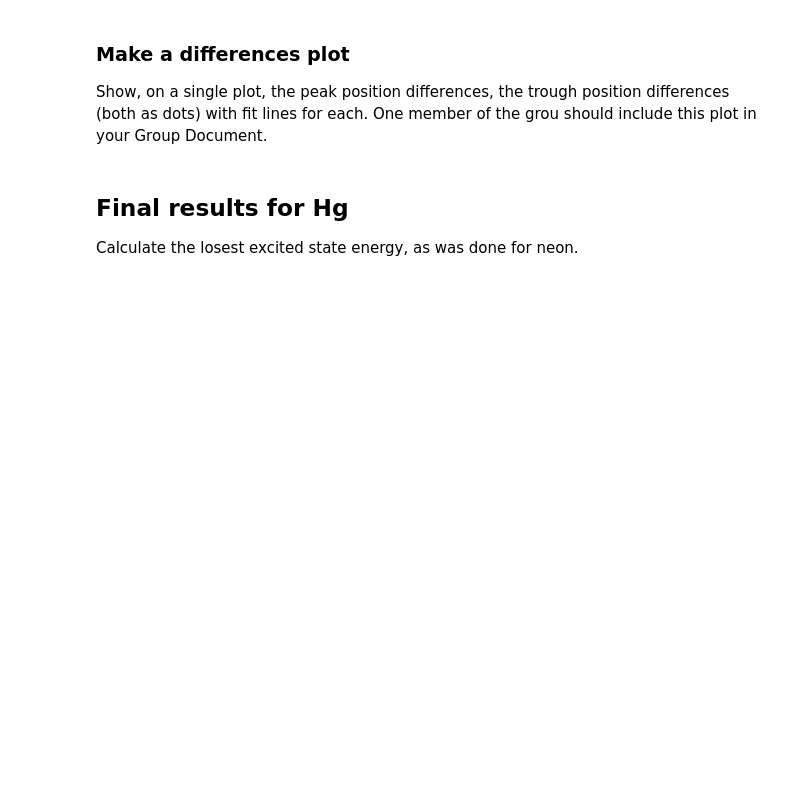
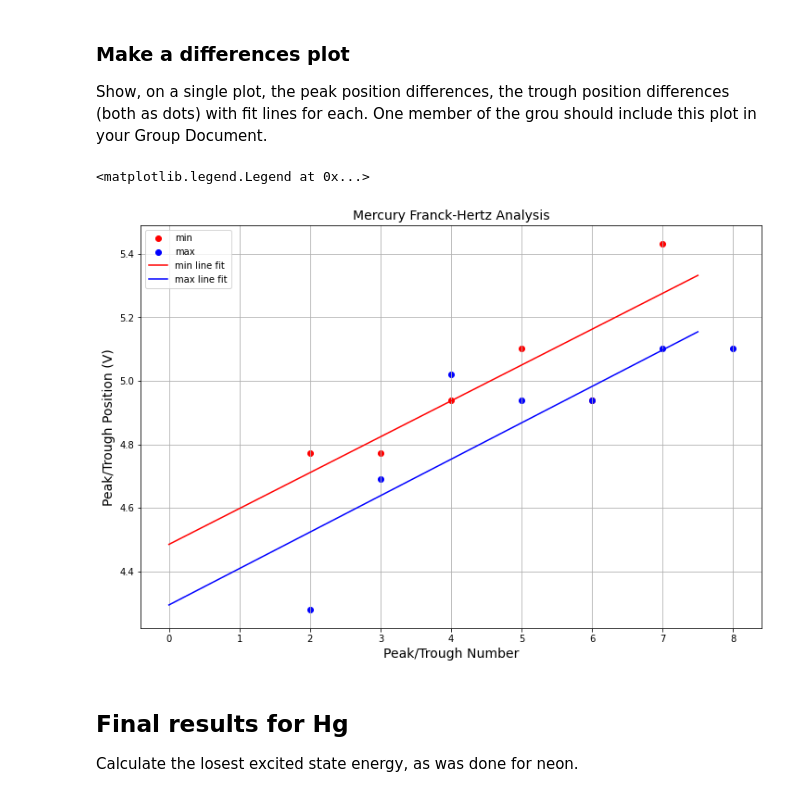
Before and after one commit to alberthu233/Phys432, a Jupyter notebook: FH/Franck-Hertz.ipynb, the cells around one changed output. Cells and saved outputs as stored; diff of their text form; code cells hidden in the pictures; blank space fills up the shorter version.

```diff
--- a/FH/Franck-Hertz.ipynb
+++ b/FH/Franck-Hertz.ipynb
@@ -578,0 +650,11 @@ print('List of Hg trough differences (V):', Hg_trough_diffs)
+# %%
+# calculate difference in each rows by subtracting the next row from the current row
+Hg_pda_min['difference'] = Hg_pda_min['voltage (V)'] - Hg_pda_min['voltage (V)'].shift(1)
+Hg_pda_min.head()
+Hg_pda_max['difference'] = Hg_pda_max['voltage (V)'] - Hg_pda_max['voltage (V)'].shift(1)
+Hg_pda_max.head()
+
+# Your code here
+
+print('List of Hg peak differences (V):', Hg_pda_max['difference'].tolist())
+print('List of Hg trough differences (V):', Hg_pda_min['difference'].tolist())
@@ -579,7 +674,13 @@ print('List of Hg trough differences (V):', Hg_trough_diffs)
+# %%
+# drop the first row, which is NaN
+Hg_select_min_diff = Hg_pda_min.drop([1])
+Hg_select_max_diff = Hg_pda_max.drop([0])
 # %%
 # Line fit to trough diffs
+Hg_min_Lfit_diff = model_fit(Hg_select_min_diff['peak number'],Hg_select_min_diff['difference'])
 # %%
 # Line fit to peak diffs
+Hg_max_Lfit_diff = model_fit(Hg_select_max_diff['peak number'],Hg_select_max_diff['difference'])
 # %% [markdown]
 ### Make a differences plot
 
@@ -589,3 +688,19 @@ Show, on a single plot, the peak position differences, the trough position diffe
+# %%
+# Plot
+plt.figure(figsize=(12,8))
+plt.grid()
+plt.title('Mercury Franck-Hertz Analysis',fontsize=14)
+plt.ylabel('Peak/Trough Position (V)',fontsize=14)
+plt.xlabel('Peak/Trough Number',fontsize=14)
+plt.scatter(Hg_select_min_diff['peak number'],Hg_select_min_diff['difference'],label='min',color='red')
+plt.scatter(Hg_select_max_diff['peak number'],Hg_select_max_diff['difference'],label='max',color='blue')
+xfit = np.linspace(0,7.5,100)
+plt.plot(xfit,Hg_min_Lfit_diff.eval(x=xfit),label='min line fit',color='red')
+plt.plot(xfit,Hg_max_Lfit_diff.eval(x=xfit),label='max line fit',color='blue')
+plt.legend()
+# %% [output]
+<matplotlib.legend.Legend at 0x...>
+[figure, added]
 # %% [markdown]
 ## Final results for Hg
 
```
Also changed, not shown: parts of 21 cells of this notebook.
